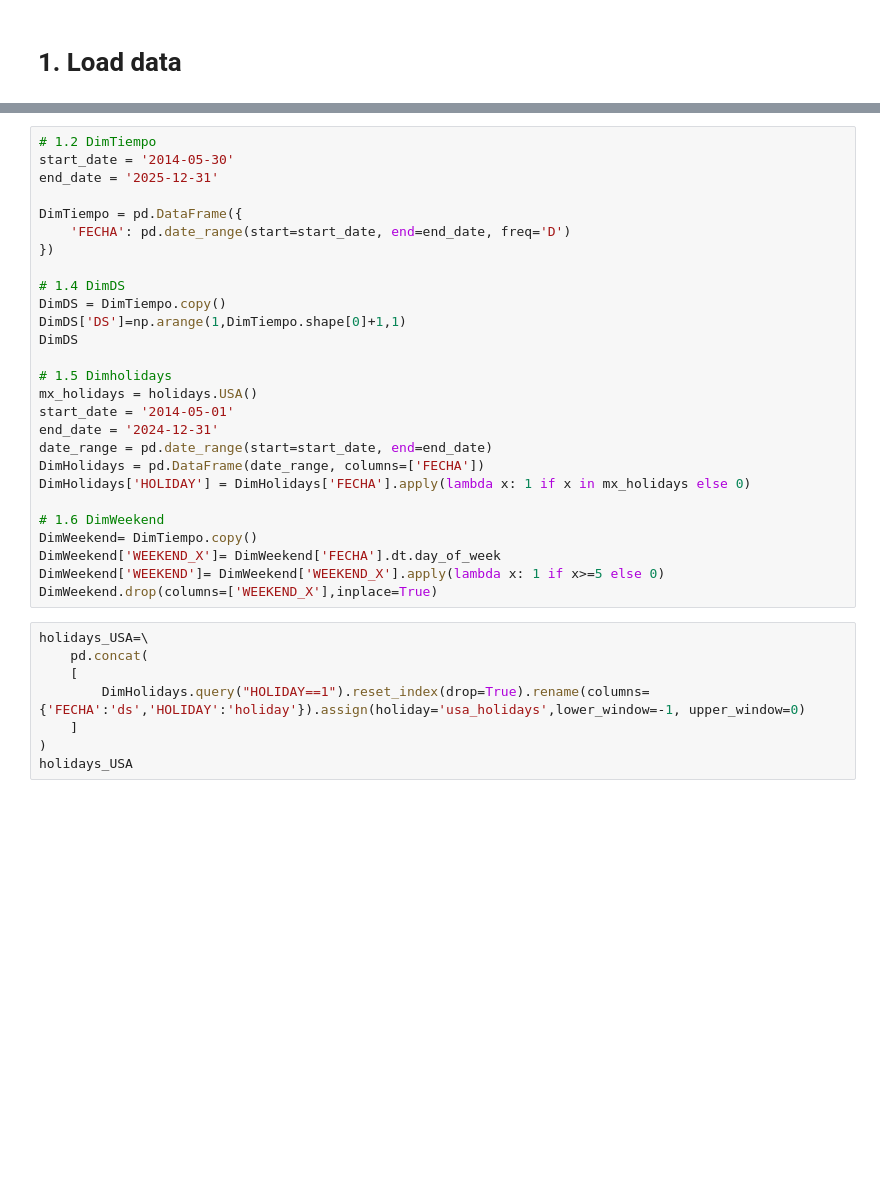
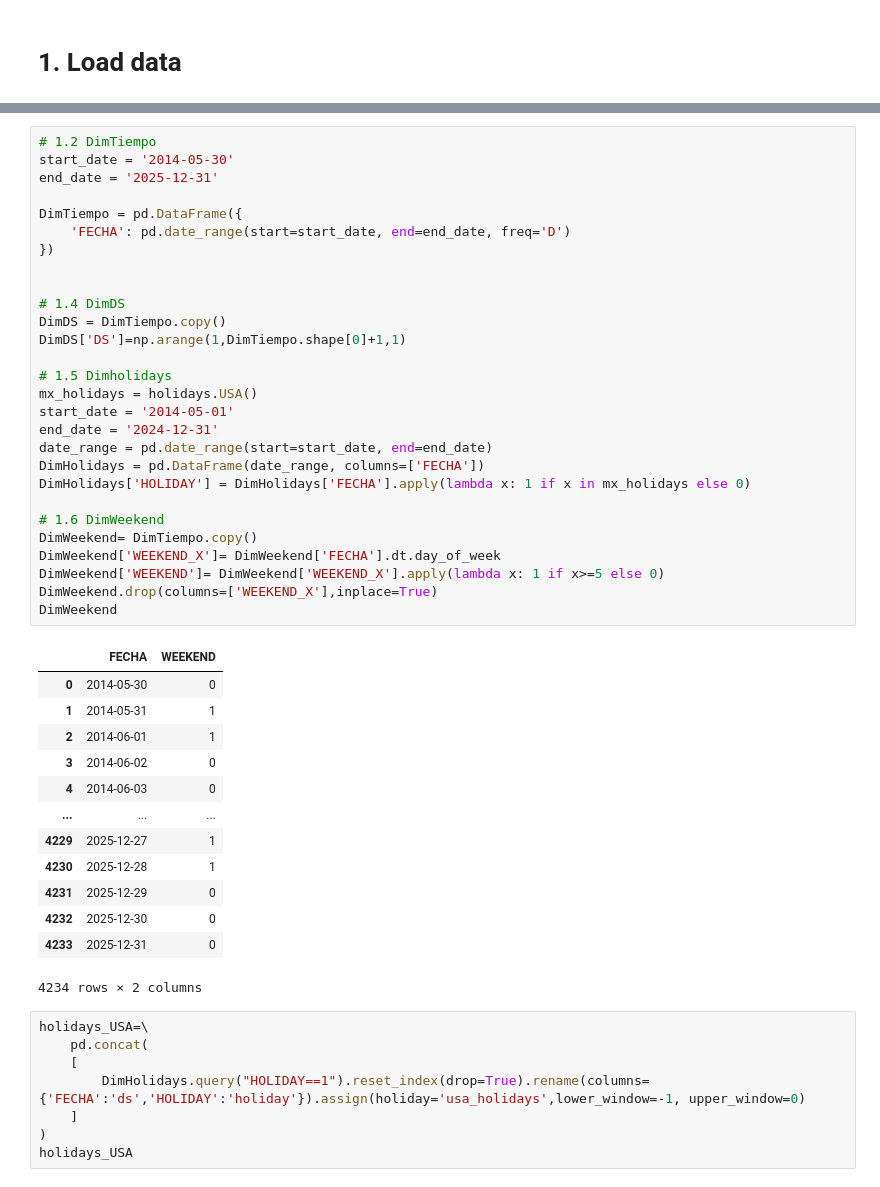
Before and after one commit to dfbustosus/Bootcamp-DS-2024-I, a Jupyter notebook: Clase 24 May 2024/Series de Tiempo - Parte II.ipynb, the cells around one changed output, grey strips where cells are left out. Saved outputs shown, nothing was run; the diff lists cells and outputs as text; blank space fills up the shorter version.

```diff
--- a/Clase 24 May 2024/Series de Tiempo - Parte II.ipynb
+++ b/Clase 24 May 2024/Series de Tiempo - Parte II.ipynb
@@ -60,30 +73,45 @@ hist
 # %%
 # 1.2 DimTiempo
 start_date = '2014-05-30'
 end_date = '2025-12-31'
 
 DimTiempo = pd.DataFrame({
     'FECHA': pd.date_range(start=start_date, end=end_date, freq='D')
 })
 
+
 # 1.4 DimDS
 DimDS = DimTiempo.copy()
 DimDS['DS']=np.arange(1,DimTiempo.shape[0]+1,1)
-DimDS
 
 # 1.5 Dimholidays
 mx_holidays = holidays.USA()
 start_date = '2014-05-01'
 end_date = '2024-12-31'
 date_range = pd.date_range(start=start_date, end=end_date)
 DimHolidays = pd.DataFrame(date_range, columns=['FECHA'])
 DimHolidays['HOLIDAY'] = DimHolidays['FECHA'].apply(lambda x: 1 if x in mx_holidays else 0)
 
 # 1.6 DimWeekend
 DimWeekend= DimTiempo.copy()
 DimWeekend['WEEKEND_X']= DimWeekend['FECHA'].dt.day_of_week
 DimWeekend['WEEKEND']= DimWeekend['WEEKEND_X'].apply(lambda x: 1 if x>=5 else 0)
 DimWeekend.drop(columns=['WEEKEND_X'],inplace=True)
+DimWeekend
+# %% [output]
+|  | FECHA | WEEKEND |
+| 0 | 2014-05-30 | 0 |
+| 1 | 2014-05-31 | 1 |
+| 2 | 2014-06-01 | 1 |
+| 3 | 2014-06-02 | 0 |
+| 4 | 2014-06-03 | 0 |
+| ... | ... | ... |
+| 4229 | 2025-12-27 | 1 |
+| 4230 | 2025-12-28 | 1 |
+| 4231 | 2025-12-29 | 0 |
+| 4232 | 2025-12-30 | 0 |
+| 4233 | 2025-12-31 | 0 |
+4234 rows × 2 columns
 # %%
 holidays_USA=\
     pd.concat(
```
Also changed, not shown: parts of 26 cells of this notebook.
